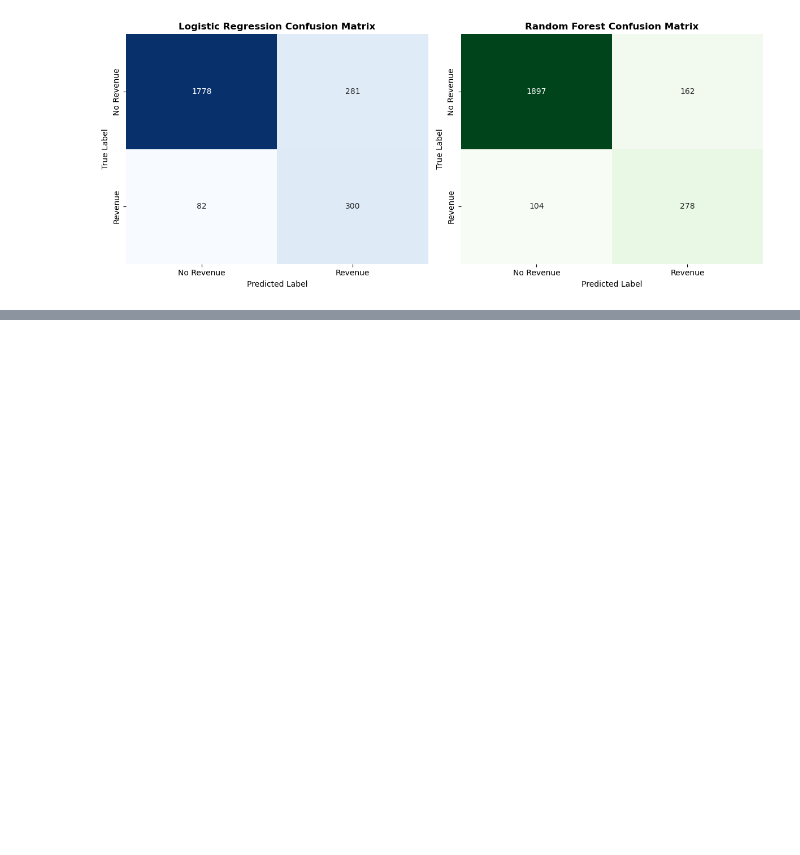
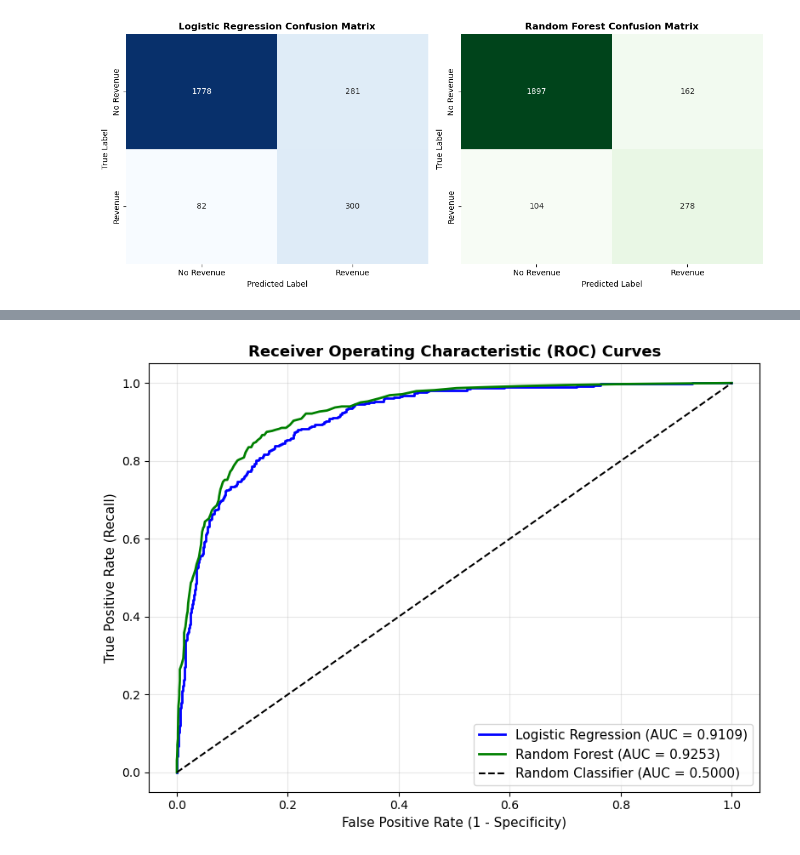
Before and after one commit to BrianKKoskei/online_shoppers_intention, a Jupyter notebook: online_shoppers_intention.ipynb, the cells around one changed output, grey strips where cells are left out. Cells and saved outputs as stored; diff of their text form; code cells hidden in the pictures; blank space fills up the shorter version.

Commit message:
Feat: Add ROC-AUC performance curves comparison

```diff
--- a/online_shoppers_intention.ipynb
+++ b/online_shoppers_intention.ipynb
@@ -348,0 +352,25 @@ plt.show()
+# %%
+from sklearn.metrics import roc_curve, auc
+
+# Calculate ROC curves
+fpr_log, tpr_log, _ = roc_curve(y_test, y_proba_log)
+roc_auc_log = auc(fpr_log, tpr_log)
+
+fpr_rf, tpr_rf, _ = roc_curve(y_test, y_proba_rf)
+roc_auc_rf = auc(fpr_rf, tpr_rf)
+
+# Plot ROC curves
+plt.figure(figsize=(8, 6))
+plt.plot(fpr_log, tpr_log, label=f'Logistic Regression (AUC = {roc_auc_log:.4f})', color='blue', lw=2)
+plt.plot(fpr_rf, tpr_rf, label=f'Random Forest (AUC = {roc_auc_rf:.4f})', color='green', lw=2)
+plt.plot([0, 1], [0, 1], 'k--', lw=1.5, label='Random Classifier (AUC = 0.5000)')
+
+plt.xlabel('False Positive Rate (1 - Specificity)', fontsize=11)
+plt.ylabel('True Positive Rate (Recall)', fontsize=11)
+plt.title('Receiver Operating Characteristic (ROC) Curves', fontsize=13, fontweight='bold')
+plt.legend(loc='lower right', fontsize=11)
+plt.grid(alpha=0.3)
+plt.tight_layout()
+plt.show()
+# %% [output]
+[figure, added]
```
Also changed, not shown: parts of 1 cell of this notebook, 1 other file.
